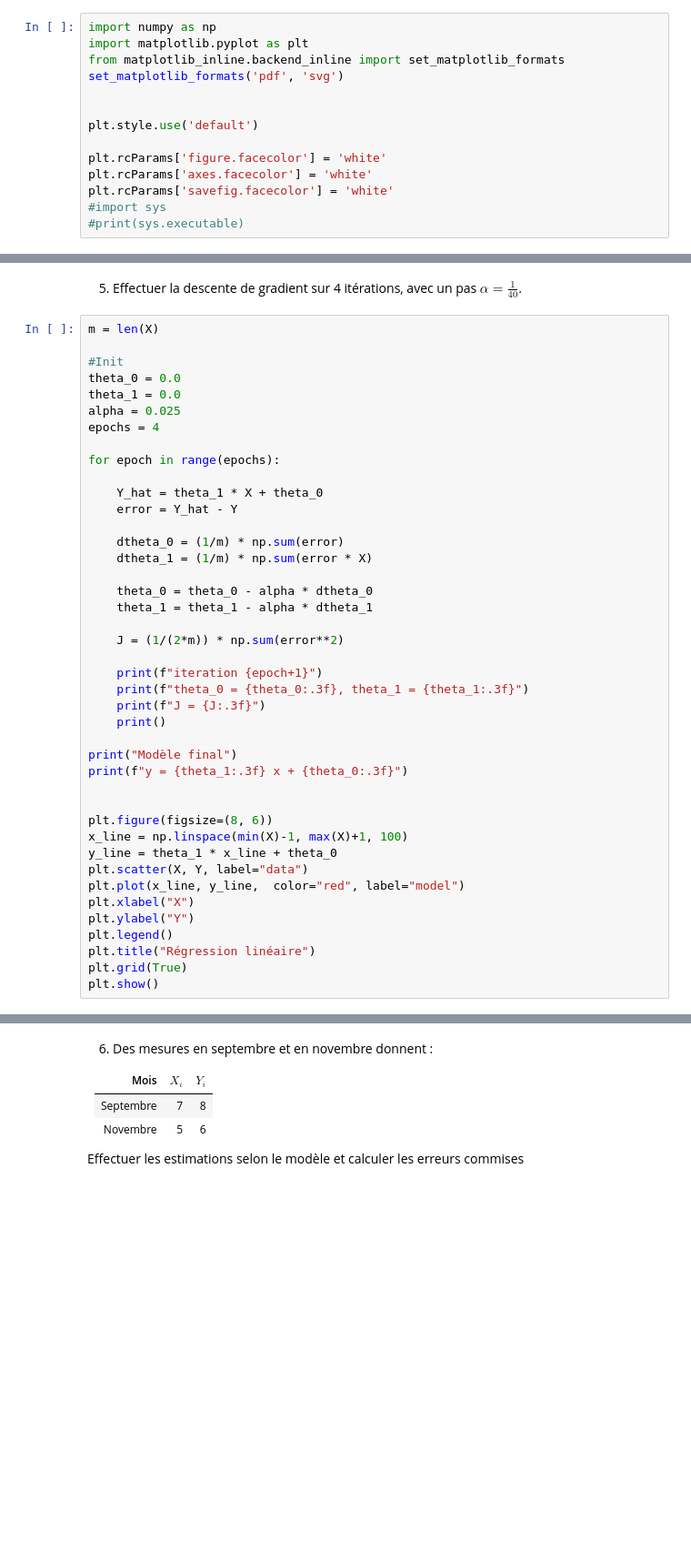
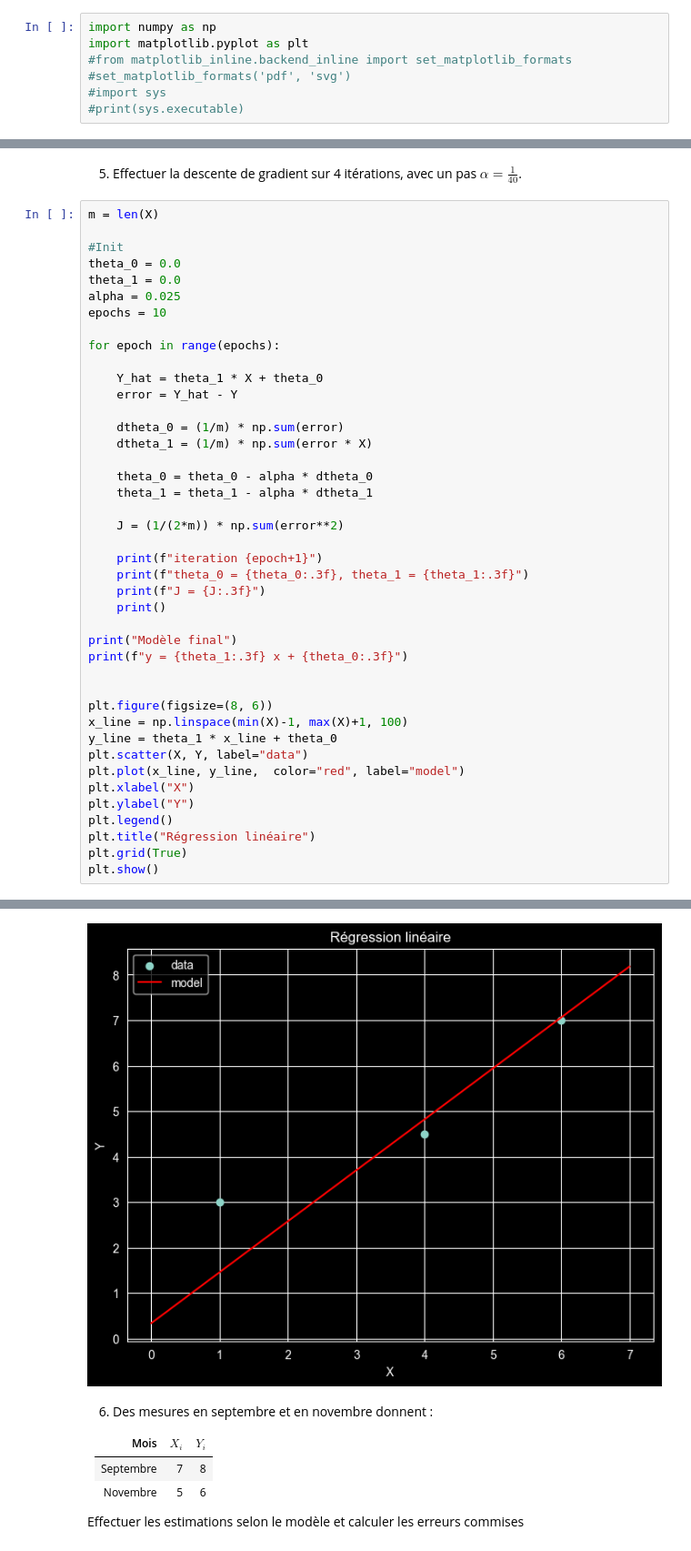
Before and after one commit to PaBou/Signal, a Jupyter notebook: notebooks/TD3_AM.ipynb, the cells around one changed output, grey strips where cells are left out. Shown at 91% size. Cells and saved outputs as stored; diff of their text form; blank space fills up the shorter version.

```diff
--- a/notebooks/TD3_AM.ipynb
+++ b/notebooks/TD3_AM.ipynb
@@ -4,15 +4,8 @@
 # %%
 import numpy as np
 import matplotlib.pyplot as plt
-from matplotlib_inline.backend_inline import set_matplotlib_formats
-set_matplotlib_formats('pdf', 'svg')
-
-
-plt.style.use('default')
-
-plt.rcParams['figure.facecolor'] = 'white'
-plt.rcParams['axes.facecolor'] = 'white'
-plt.rcParams['savefig.facecolor'] = 'white'
+#from matplotlib_inline.backend_inline import set_matplotlib_formats
+#set_matplotlib_formats('pdf', 'svg')
 #import sys
 #print(sys.executable)
 # %% [markdown]
@@ -83,7 +76,7 @@ m = len(X)
 theta_0 = 0.0
 theta_1 = 0.0
 alpha = 0.025
-epochs = 4
+epochs = 10
 
 for epoch in range(epochs):
 
@@ -141,3 +132,4 @@ y = 1.039 x + 0.260
+[figure, added]
 # %% [markdown]
 6. Des mesures en septembre et en novembre donnent :
 
```
Also changed, not shown: parts of 8 cells of this notebook.
